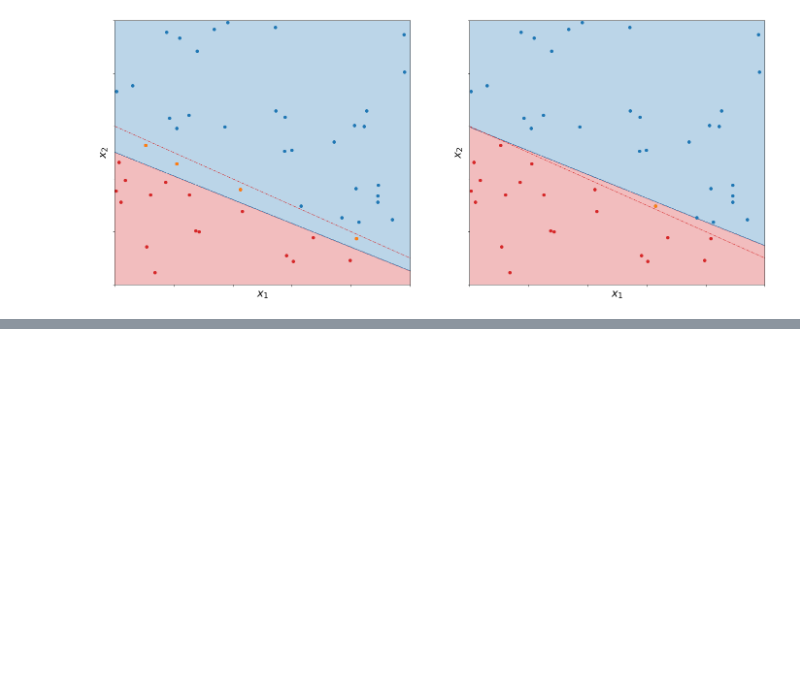
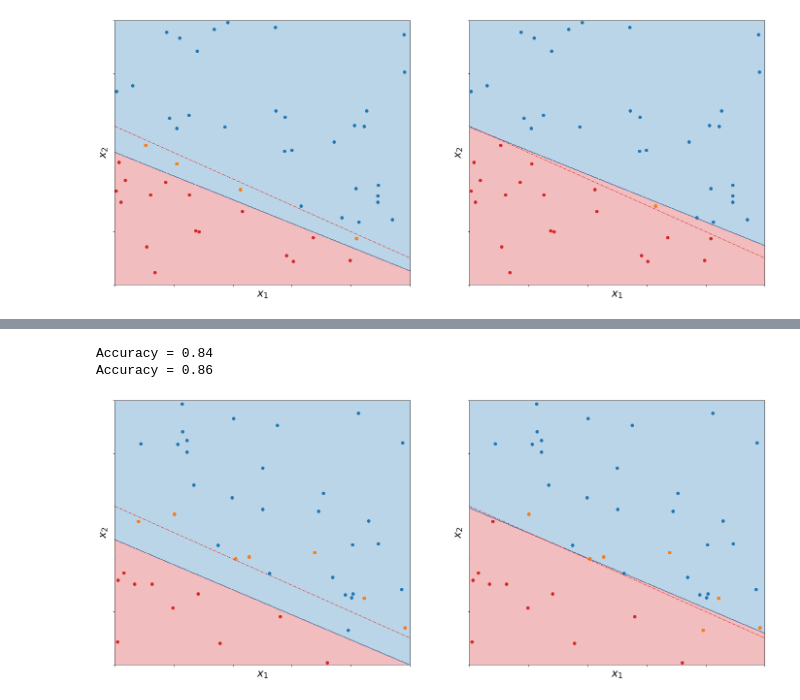
Before and after one commit to clemencia/ML4Physics, a Jupyter notebook: 03_Classificação_Regressão_Logística.ipynb, the cells around one changed output, grey strips where cells are left out. Saved outputs shown, nothing was run; the diff lists cells and outputs as text; code cells hidden in the pictures; blank space fills up the shorter version.

```diff
--- a/03_Classificação_Regressão_Logística.ipynb
+++ b/03_Classificação_Regressão_Logística.ipynb
@@ -249,0 +343,49 @@ Accuracy = 0.98
+# %%
+fig, axes = plt.subplots( 1, 2, figsize=(24,10) )
+
+prob_cut_list = [ 0.50, 0.75 ]
+
+log_reg__ = log_reg_noise
+df_test__ = df_test_noise
+
+for idx_,prob_cut_ in enumerate( prob_cut_list ):
+    n_points_ = 500
+    data_x1_ = np.linspace( x1_min, x1_max, n_points_ )[ : , np.newaxis ]
+    data_x2_ = np.linspace( x1_min, x1_max, n_points_ )[ : , np.newaxis ]
+    grid_x1_, grid_x2_ = np.meshgrid( data_x1_, data_x2_ )
+    datascan_ = np.c_[ grid_x1_.ravel(), grid_x2_.ravel() ]
+    datascan_predict_ = ( ( log_reg__.predict_proba( datascan_ )[ :, 1] >= prob_cut_ ).reshape( grid_x1_.shape ) )
+
+    from matplotlib.colors import ListedColormap
+    custom_cmap = ListedColormap( ['tab:red','tab:blue'] )
+    axes[ idx_ ].contourf( grid_x1_, grid_x2_, datascan_predict_, cmap=custom_cmap, alpha=0.30 )
+
+    y_predict_test_ = np.full_like( df_test__[ "y_label" ], -1 )
+    msk_ = ( df_test__[ "y_predict_proba" ] >= prob_cut_ )
+    y_predict_test_[ msk_ ]  = +1
+    y_predict_test_[ ~msk_ ] =  0
+
+    msk_sig_ = ( df_test__[ "y_label" ] == +1 )
+    msk_bkg_ = ( df_test__[ "y_label" ] ==  0 )
+    msk_error_ = ( df_test__[ "y_label" ] != y_predict_test_ )
+    df_test_sig_ = df_test__[ msk_sig_ ]
+    df_test_bkg_ = df_test__[ msk_bkg_ ]
+    df_test_error_ = df_test__[ msk_error_ ]
+    axes[ idx_ ].plot( df_test_sig_[ "x1" ], df_test_sig_[ "x2" ], 'o', color='tab:blue' )
+    axes[ idx_ ].plot( df_test_bkg_[ "x1" ], df_test_bkg_[ "x2" ], 'o', color='tab:red' )
+    axes[ idx_ ].plot( df_test_error_[ "x1" ], df_test_error_[ "x2" ], 'o', color='tab:orange' )
+    axes[ idx_ ].plot( [ x1_min, x1_max ], [ ( p0 + p1 * x1_min ), ( p0 + p1 * x1_max ) ], linestyle='dashdot', linewidth=1, color='tab:red' )
+
+    axes[ idx_ ].set_xlim( x1_min, x1_max )
+    axes[ idx_ ].set_ylim( x2_min, x2_max )
+    axes[ idx_ ].set_xlabel( r'$x_1$' )
+    axes[ idx_ ].set_ylabel( r'$x_2$' )
+    axes[ idx_ ].xaxis.set_ticklabels( [] )
+    axes[ idx_ ].yaxis.set_ticklabels( [] )
+
+    accuracy = np.sum( df_test__[ "y_label" ] == y_predict_test_ ) / df_test__.shape[0]
+    print ( "Accuracy = {}".format( accuracy ) )
+# %% [output]
+Accuracy = 0.84
+Accuracy = 0.86
+[figure, added]
```
Also changed, not shown: parts of 8 cells of this notebook.
